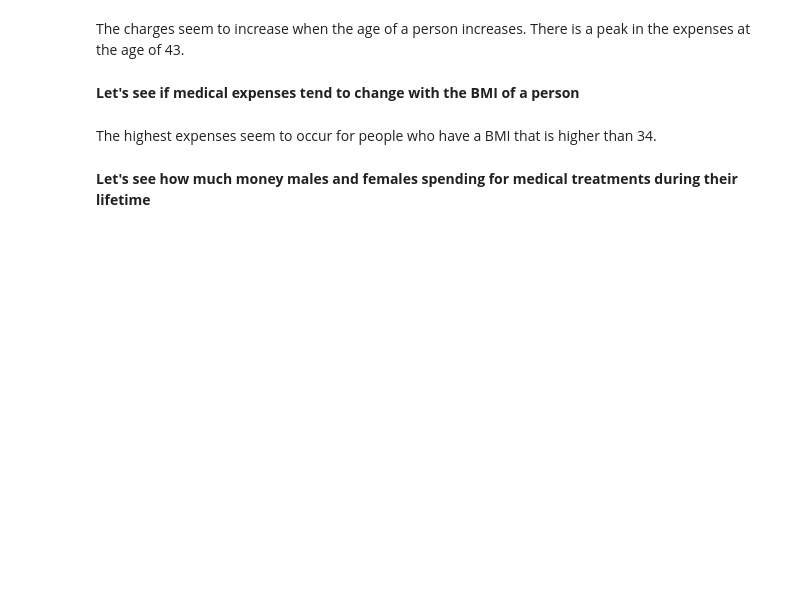
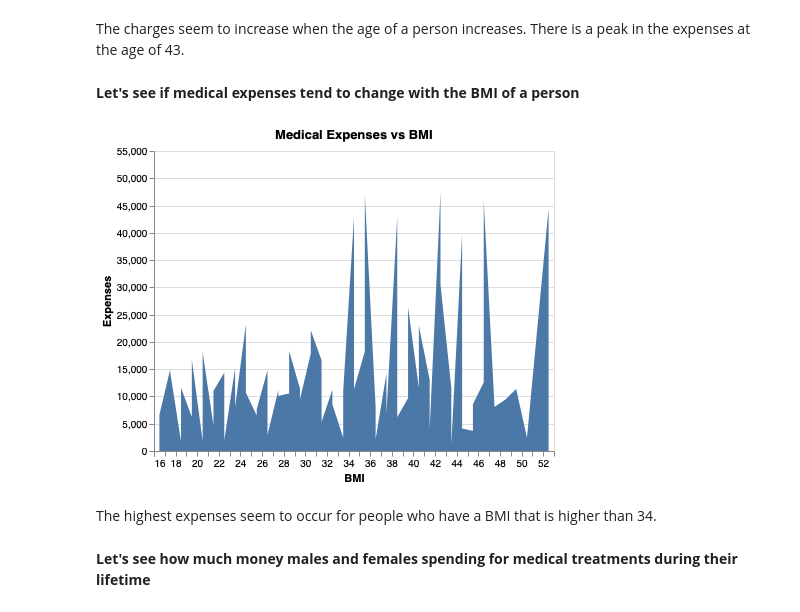
Before and after one commit to sirine-chahma/DSCI_522_group_401, a Jupyter notebook: notebooks/EDA.ipynb, the cells around one changed output. Drawn from its saved outputs; the diff is of its cells as text; code cells hidden in the pictures; blank space fills up the shorter version.

```diff
--- a/notebooks/EDA.ipynb
+++ b/notebooks/EDA.ipynb
@@ -182,12 +184,14 @@ The charges seem to increase when the age of a person increases. There is a peak
 # %%
 training_df = X_train
 training_df['charges'] = y_train
 
 
 alt.Chart(training_df.groupby(['bmi']).mean().reset_index()).mark_area().encode(
     alt.X('bmi:Q', title = 'BMI', bin=alt.Bin(maxbins=60)),
-    alt.Y('charges:Q', title = 'Charges')
-).properties(title='Charges VS BMI')
+    alt.Y('charges:Q', title = 'Expenses')
+).properties(title='Medical Expenses vs BMI')
+# %% [output]
+[figure, added]
 # %% [markdown]
 The highest expenses seem to occur for people who have a BMI that is higher than 34.
 # %% [markdown]
```
Also changed, not shown: parts of 5 cells of this notebook, 4 other files.
